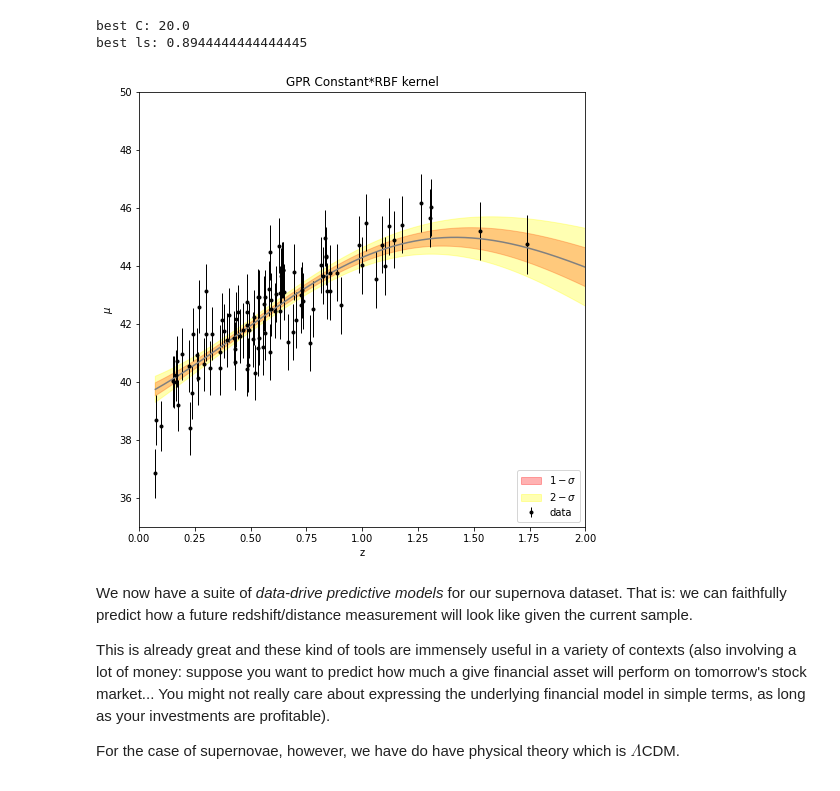
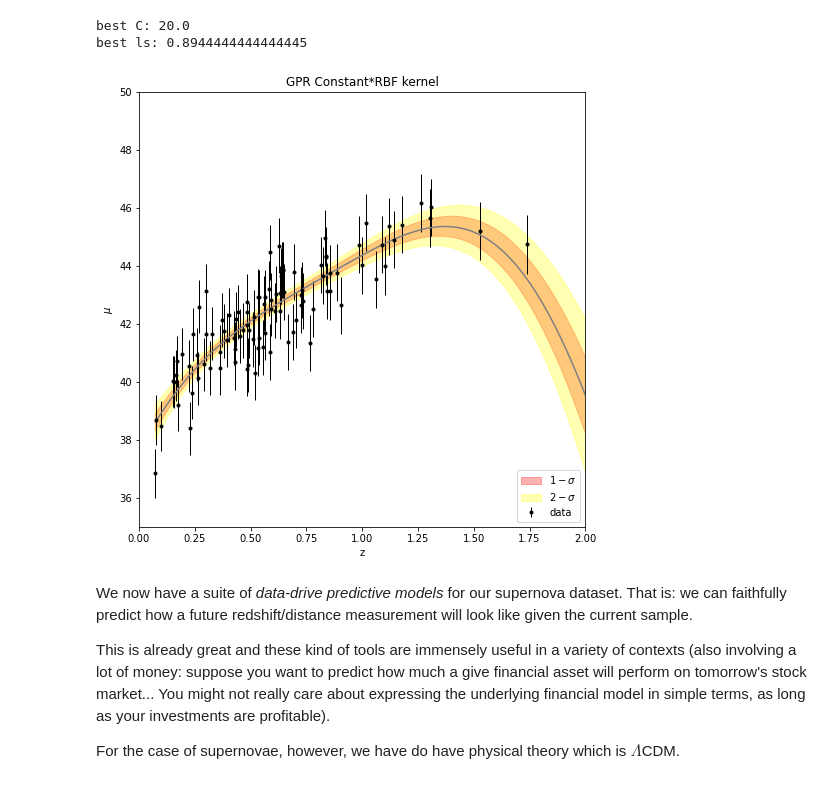
Before and after one commit to ludovicobizzarri/astrostatistics_bicocca_2024, a Jupyter notebook: working/Lesson 18/SN and redshift part 2.ipynb, the cells around one changed output. Cells and saved outputs as stored; diff of their text form; code cells hidden in the pictures.

Commit message:
Corrected product kernel

```diff
--- a/working/Lesson 18/SN and redshift part 2.ipynb
+++ b/working/Lesson 18/SN and redshift part 2.ipynb
@@ -330,33 +330,33 @@ print('best ls:',best_ls_prod)
 best C: 20.0
 best ls: 0.8944444444444445
 # %%
-best_kernel_prod = ConstantKernel(best_C_prod,constant_value_bounds='fixed') + RBF(best_ls_prod, length_scale_bounds='fixed')
+best_kernel_prod = ConstantKernel(best_C_prod,constant_value_bounds='fixed') * RBF(best_ls_prod, length_scale_bounds='fixed')
 gp_best_prod = GaussianProcessRegressor(kernel=best_kernel_prod,alpha=(dmu)**2)
 gp_best_prod.fit(X,y)
 
 X_grid = np.linspace(z_sample.min(),z_sample.max()+1,1000)[:,np.newaxis]
 
 y_pred, dy_pred = gp_best_prod.predict(X_grid, return_std=True)
 
 fig = plt.figure(figsize=(8,8))
 
 plt.plot(X_grid[:,0], y_pred[:,0], '-', color='gray')
 
 plt.fill_between(X_grid[:,0], y_pred[:,0]-dy_pred, y_pred[:,0]+dy_pred,
                 color='red', alpha=0.3,label='$1-\sigma$')
 
 plt.fill_between(X_grid[:,0], y_pred[:,0]-2*dy_pred, y_pred[:,0]+2*dy_pred,
                 color='yellow', alpha=0.3,label='$2-\sigma$')
 
 plt.errorbar(z_sample, mu_sample, dmu, fmt='.k', ecolor='black', lw=1,label='data')
 plt.xlabel("z")
 plt.ylabel("$\mu$")
 plt.legend(loc='lower right')
 plt.title('GPR Constant*RBF kernel')
 plt.xlim(0,2)
 plt.ylim(35,50);
 # %% [output]
-[figure, old version]
+[figure, new version]
 # %% [markdown]
 We now have a suite of *data-drive predictive models* for our supernova dataset. That is: we can faithfully predict how a future redshift/distance measurement will look like given the current sample.
 
```
Also changed, not shown: parts of 3 cells of this notebook.
